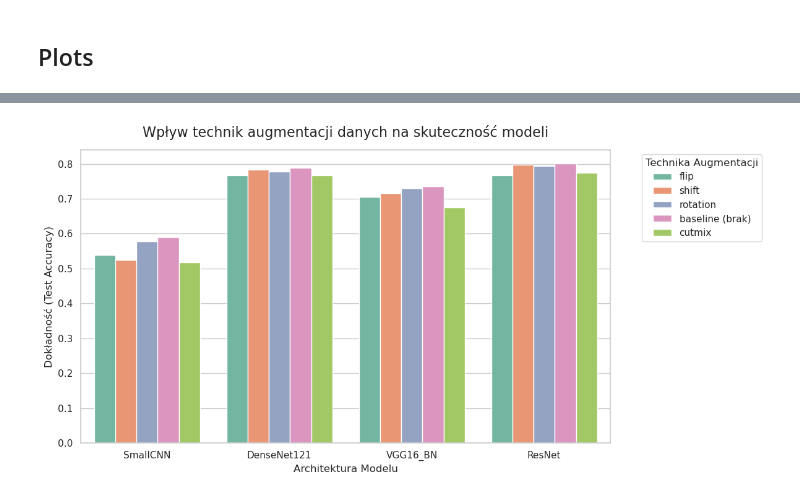
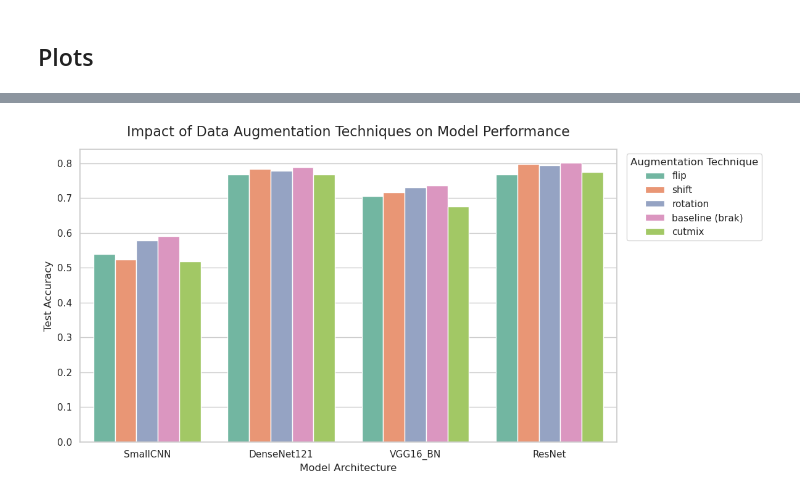
Before and after one commit to IgorLechoszest/DL-Image-Recognition, a Jupyter notebook: src/main.ipynb, the cells around one changed output, grey strips where cells are left out. Drawn from its saved outputs; the diff is of its cells as text; code cells hidden in the pictures.

```diff
--- a/src/main.ipynb
+++ b/src/main.ipynb
@@ -381,10 +361,10 @@ Ranking for model: SmallCNN
 4     0.674878
 # %%
 # laoding saved experiments results
-configs_results = pd.read_csv("whole_database_results.csv")
-augmentation_results = pd.read_csv("wyniki_augmentacji.csv")
-fewshot_results = pd.read_csv("fewshot_results.csv")
-small_data_results = pd.read_csv("tenth_of_database_results.csv")
+configs_results = pd.read_csv("results/whole_database_results.csv")
+augmentation_results = pd.read_csv("results/wyniki_augmentacji.csv")
+fewshot_results = pd.read_csv("results/fewshot_results.csv")
+small_data_results = pd.read_csv("results/tenth_of_database_results.csv")
 # %% [markdown]
 ## Plots
 # %%
@@ -422,29 +423,27 @@ plot_configs(configs_results)
 # %%
-# =====================================================================
-# WYKRES 2: Wpływ technik augmentacji
-# =====================================================================
 def plot_augmentations(df):
     plt.figure(figsize=(12, 6))
 
-    # Zgrupowany wykres słupkowy dla różnych typów augmentacji
     ax = sns.barplot(
         data=df,
         x="model",
         y="test_accuracy",
         hue="augmentation",
-        palette="Set2" # Inna paleta, żeby wykresy w raporcie się odróżniały
+        palette="Set2"
     )
 
-    plt.title("Wpływ technik augmentacji danych na skuteczność modeli", fontsize=16, pad=15)
-    plt.xlabel("Architektura Modelu", fontsize=12)
-    plt.ylabel("Dokładność (Test Accuracy)", fontsize=12)
+    plt.title("Impact of Data Augmentation Techniques on Model Performance", fontsize=16, pad=15)
+    plt.xlabel("Model Architecture", fontsize=12)
+    plt.ylabel("Test Accuracy", fontsize=12)
 
-    plt.legend(title="Technika Augmentacji", bbox_to_anchor=(1.05, 1), loc='upper left')
+    plt.legend(title="Augmentation Technique", bbox_to_anchor=(1.01, 1), loc='upper left')
+
     plt.tight_layout()
-    plt.savefig("figures/wykres_2_augmentacje.png", dpi=300)
+
+    plt.savefig("figures/plot_2_augmentations.png", dpi=300, bbox_inches='tight')
     plt.show()
 
 plot_augmentations(augmentation_results)
 # %% [output]
-[figure, old version]
+[figure, new version]
 # %%
```
Also changed, not shown: parts of 12 cells of this notebook, 19 other files.
